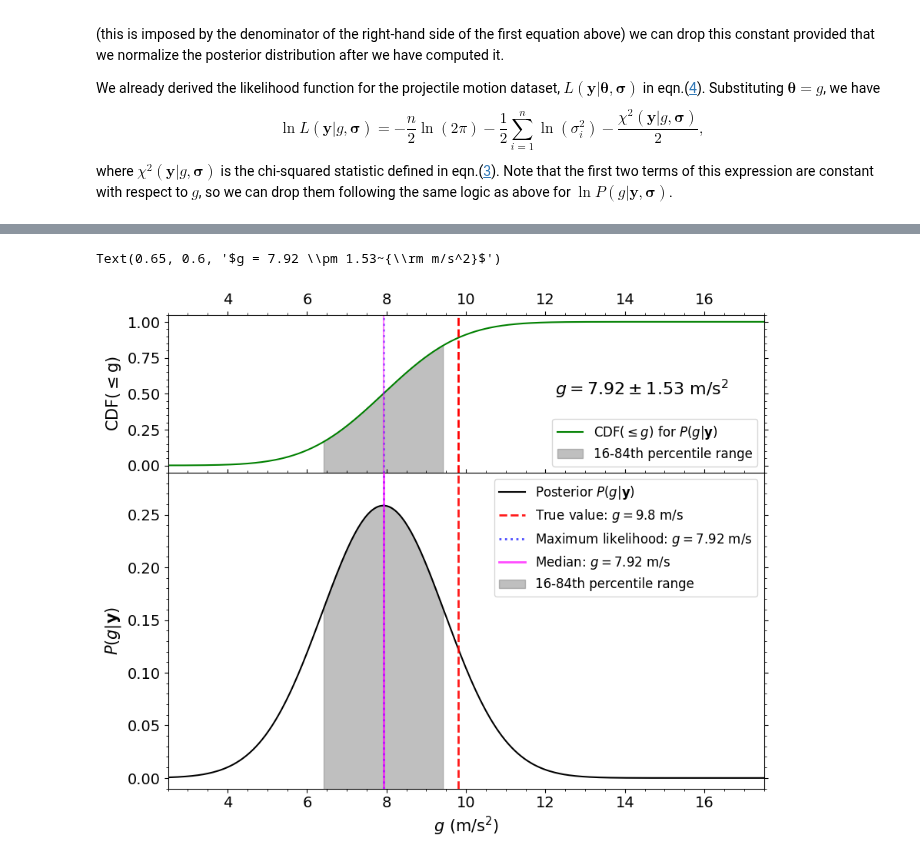
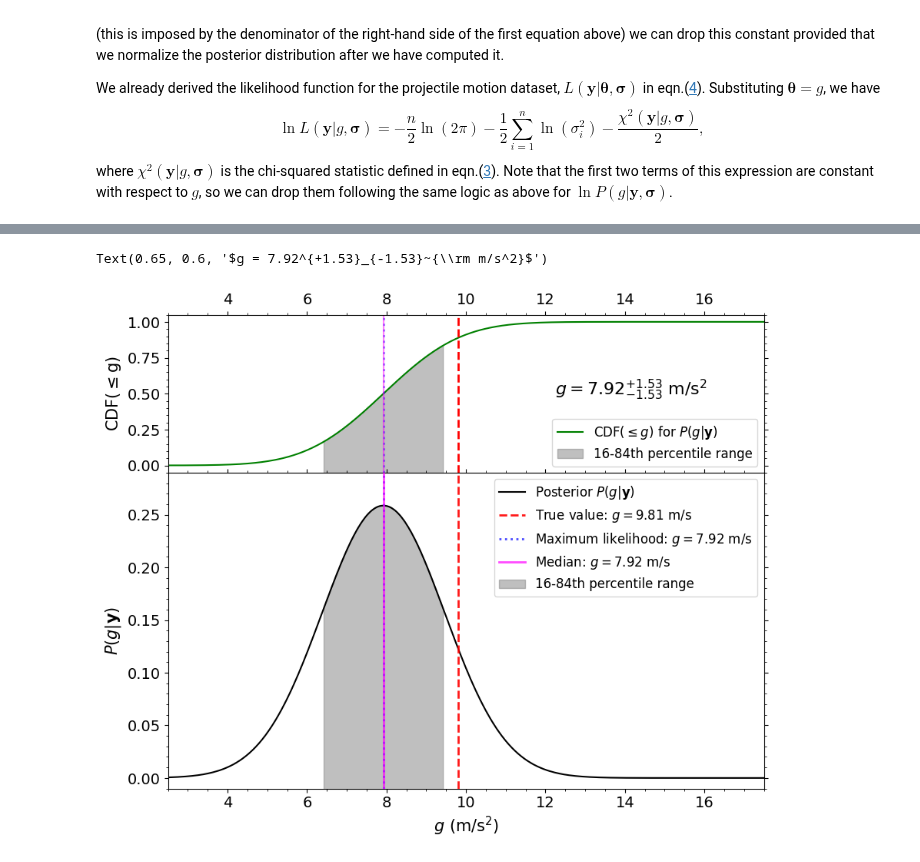
Before and after one commit to enigma-igm/Phys29, a Jupyter notebook: Phys29/lectures/Week10/01_fitting_data.ipynb, the cells around one changed output, grey strips where cells are left out. Drawn from its saved outputs; the diff is of its cells as text; code cells hidden in the pictures.

```diff
--- a/Phys29/lectures/Week10/01_fitting_data.ipynb
+++ b/Phys29/lectures/Week10/01_fitting_data.ipynb
@@ -545,7 +545,7 @@ print(g_maxL)
 g_values = np.linspace(-20, 20, 1000)
 # This list comprehension is compact way to write a for loop, evaluating the likelihood at each g
 lnL_values = np.array([log_likelihood(g, yoft_data, sigma_y, t_obs) for g in g_values])
-# Rcall that our prior is constatn (a.k.a a flat prior or uninformative prior), so the posterior is proporitional
+# Rcall that our prior is constant (a.k.a a flat prior or uninformative prior), so the posterior is proporitional
 # to the likelihood. We will normalize in a moment, but we subtract the maximum value of the log-likelihood
 # to avoid taking the expoential of very large numbers. You can always add or subtract a constant from lnL
 # since that is multiplication of L by a constant, and multiplying by constants will drop out when normalizing.
@@ -569,9 +569,9 @@ cdf = integrate.cumulative_trapezoid(Pofg, g_values, initial=0)
 # xofy = interpolate.interp1d(y_values, x_values)(y).
 cdf_inverse = interpolate.interp1d(cdf, g_values)  # this returns a callable function for the inverse CDF
 # We will also use this inverse function when we sample from the posterior later.
-g_16 = cdf_inverse(0.16)
-g_50 = cdf_inverse(0.50)
-g_84 = cdf_inverse(0.84)
+g_16 = cdf_inverse(0.16) # 16th percentile (equivalent to mu - 1sigma for a Gaussian)
+g_50 = cdf_inverse(0.50) # 50th percentile (median, equivlaent to mu for a Gaussian)
+g_84 = cdf_inverse(0.84) # 84th percentile (equivalent to mu + 1sigma for a Gaussian)
 
 # Create a figure with two subplots
 fig, (ax1, ax2) = plt.subplots(2, 1, figsize=(10, 8), sharex=True, gridspec_kw={'height_ratios': [1, 2], 'hspace': 0.0})
@@ -588,38 +588,39 @@ ax1.set_ylabel(r'${\rm CDF(\leq g)}$', fontsize=15)
 ax1.legend(loc='lower right', fontsize=12)
 ax1.set_ylim(-0.05, 1.05)
 
 # Plot the posterior distribution in the lower subplot
 ax2.plot(g_values, Pofg, color='k', label=r'Posterior $P(g|\mathbf{y})$')
 # vertical lines at the true, maxL, and median values
-ax2.axvline(g_true, color='r', linestyle='--', alpha=0.9, linewidth=2.0, label=r'True value: $g=9.8~{\rm m/s}$', zorder=3)
+ax2.axvline(g_true, color='r', linestyle='--', alpha=0.9, linewidth=2.0, label=r'True value: $g=9.81~{\rm m/s}$', zorder=3)
 ax2.axvline(g_maxL, color='b', linestyle=':', linewidth=2.0, alpha=0.7, label=r'Maximum likelihood: $g={:.2f}~{{\rm m/s}}$'.format(g_maxL), zorder=3)
 ax2.axvline(g_50, color='magenta', linestyle='-', linewidth=2.0, alpha=0.7, label=r'Median: $g={:.2f}~{{\rm m/s}}$'.format(g_50), zorder=4)
 ax2.fill_between(g_values, -10.0, Pofg, where=((g_values >= g_16) & (g_values <= g_84)), color='gray', alpha=0.5, label='16-84th percentile range', zorder=1)
 ax2.set_xlabel(r'$g~({\rm m/s^2})$', fontsize=15)
 ax2.set_ylabel(r'$P(g|\mathbf{y})$', fontsize=15)
 ax2.set_xlim(2.5, 17.5)
 ax2.set_ylim(-0.01, 0.29)
 
 # Some tick mark things
 ax1.tick_params(which='both', bottom=True, top=True, left=True, right=True, labelbottom=False, labeltop=True,labelsize=14)
 ax1.xaxis.set_minor_locator(AutoMinorLocator())
 ax1.yaxis.set_minor_locator(AutoMinorLocator())
 
 
 # Some tick mark things
 ax2.tick_params(which='both', bottom=True, top=True, left=True, right=True, labelbottom=True, labeltop=False, labelsize=14)
 ax2.xaxis.set_minor_locator(AutoMinorLocator())
 ax2.yaxis.set_minor_locator(AutoMinorLocator())
 
 # Add the legend from the upper plot to the lower plot
 ax2.legend(loc='upper right', fontsize=12)
 
-# Add text indicating the precision of the measurement, as g = g_50 +- (g_84 - g_16)/2
-precision_text = r'$g = {:.2f} \pm {:.2f}~{{\rm m/s^2}}$'.format(g_50, (g_84 - g_16) / 2)
+# Add text indicating the precision of the measurement, as g = g_50^{+g_84-g_50}_{-g_50-g_16}
+precision_text = r'$g = {:.2f}^{{+{:.2f}}}_{{-{:.2f}}}~{{\rm m/s^2}}$'.format(
+    g_50, g_84 - g_50, g_50 - g_16)
 ax1.text(0.65, 0.6, precision_text, transform=ax1.transAxes, fontsize=16, verticalalignment='top')
 # %% [output]
-Text(0.65, 0.6, '$g = 7.92 \\pm 1.53~{\\rm m/s^2}$')
+Text(0.65, 0.6, '$g = 7.92^{+1.53}_{-1.53}~{\\rm m/s^2}$')
-[figure, old version]
+[figure, new version]
 # %%
 # Generate a set of random samples from the CDF using the inverse CDF method discussed in Week9 02_sampling_arbitrary_distributions.ipynb
 nsamp = 10000
```
Also changed, not shown: parts of 11 cells of this notebook.
